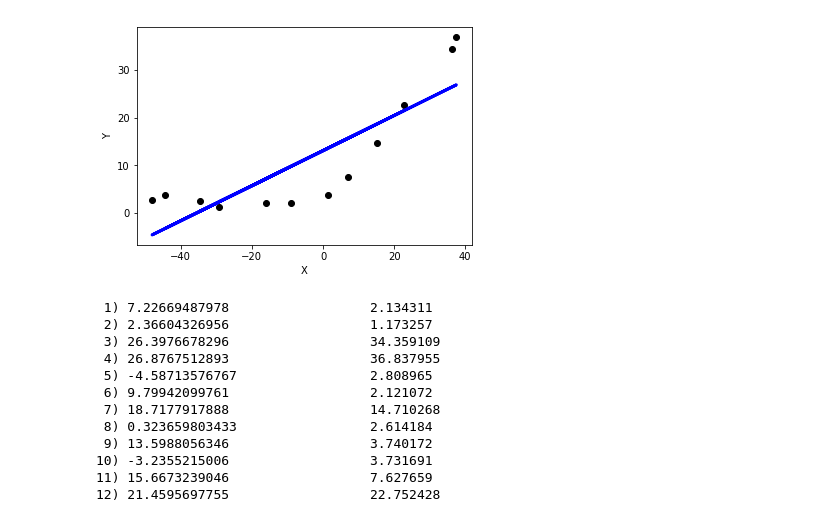
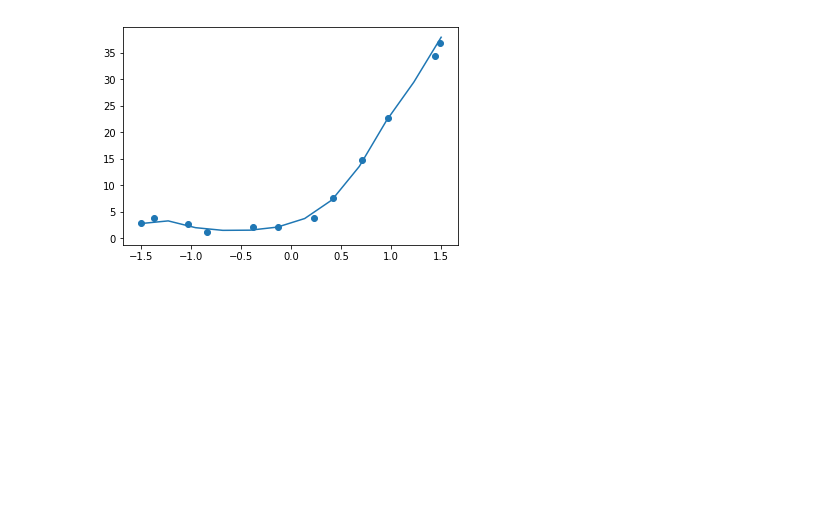
Before and after one commit to SatioO/PythonML, a Jupyter notebook: Regression Problems/Polynormial_Regression.ipynb, the cells around one changed output. Saved outputs shown, nothing was run; the diff lists cells and outputs as text; code cells hidden in the pictures; blank space fills up the shorter version.

Commit message:
Polynomial regression with sklearn pipeline concept

```diff
--- a/Regression Problems/Polynormial_Regression.ipynb
+++ b/Regression Problems/Polynormial_Regression.ipynb
@@ -73,41 +61,33 @@ class LinearRegression(object):
     def predict(self, X, theta):
         # calculate dot product of test set with learned parameters
         return np.dot(X, theta)
-# %%
-from scipy.optimize import minimize
-
-# Initialize Theta
-theta = np.array([[1] , [1]])
-
-X_padded = np.column_stack((np.ones((m,1)), X))
-
-lr = LinearRegression()
-lr.fit(X_padded, y, theta, 1)
-
-#  Train linear regression with lambda = 0
-theta = lr.transform(X_padded, y, 0)
-y_pred = lr.predict(X_padded, theta)
-
-# Plot outputs
-plt.scatter(X, y,  color='black')
-plt.xlabel('X')
-plt.ylabel('Y')
-plt.plot(X, y_pred, color='blue', linewidth=3)
-plt.show()
-
-for f in range(y_pred.shape[0]):
-    print("%2d) %-*s %2f" % (f + 1, 30, y_pred[f], y[f]))
-# %% [output]
-[figure, removed]
- 1) 7.22669487978                  2.134311
- 2) 2.36604326956                  1.173257
- 3) 26.3976678296                  34.359109
- 4) 26.8767512893                  36.837955
- 5) -4.58713576767                 2.808965
- 6) 9.79942099761                  2.121072
- 7) 18.7177917888                  14.710268
- 8) 0.323659803433                 2.614184
- 9) 13.5988056346                  3.740172
-10) -3.2355215006                  3.731691
-11) 15.6673239046                  7.627659
-12) 21.4595697755                  22.752428
+# %%
+from scipy.optimize import minimize
+from sklearn.preprocessing import StandardScaler
+from sklearn.preprocessing import PolynomialFeatures
+
+sc = StandardScaler()
+X_std = sc.fit_transform(X)
+
+pp = PolynomialFeatures(degree=11)
+X_poly = pp.fit_transform(X_std)
+
+# Initialize Theta
+theta = np.ones((X_poly.shape[1], 1))
+
+lr = LinearRegression()
+lr.fit(X_poly, y, theta, 0.01)
+
+# Train linear regression with lambda = 0
+theta = lr.transform(X_poly, y, 0.01)
+X_test = np.linspace(-1.5, 1.5, 12)
+
+X_test_std = sc.fit_transform(X_test[:, np.newaxis])
+X_test_poly = pp.fit_transform(X_test[:, np.newaxis])
+
+# Plot outputs
+plt.plot(X_test, lr.predict(X_test_poly, theta), label="Model")
+plt.scatter(X_std, y, label="Samples")
+plt.show()
+# %% [output]
+[figure, added]
```
Also changed, not shown: parts of 3 cells of this notebook, 3 other files.
